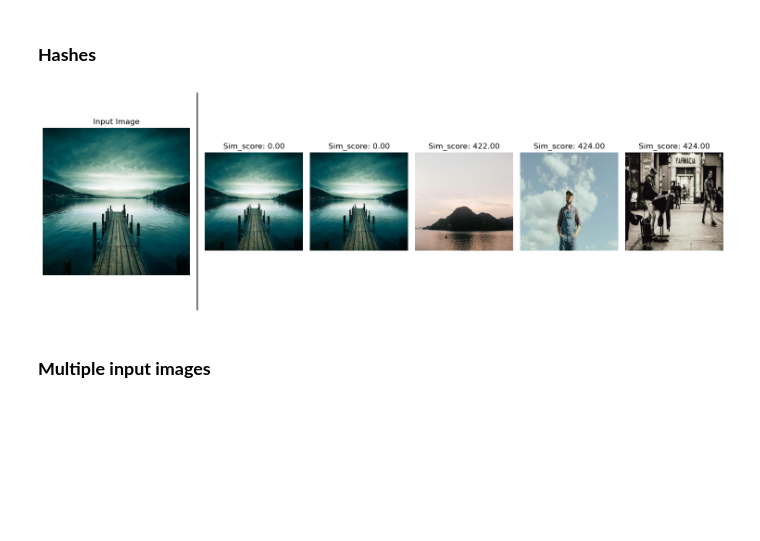
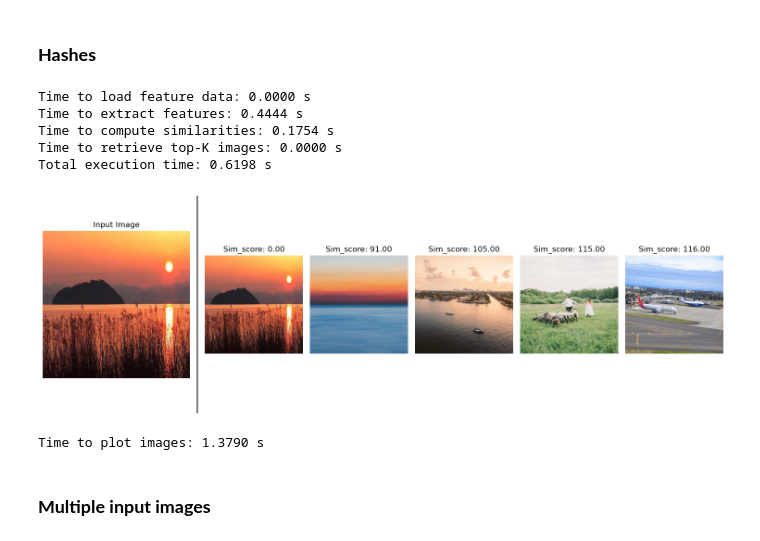
Before and after one commit to erythrocytecalculus/Image-Recommender-Big-Data, a Jupyter notebook: show_similarities.ipynb, the cells around one changed output. Drawn from its saved outputs; the diff is of its cells as text; code cells hidden in the pictures; blank space fills up the shorter version.

```diff
--- a/show_similarities.ipynb
+++ b/show_similarities.ipynb
@@ -10,7 +10,7 @@ import sqlite3
 conn = sqlite3.connect(DB_PATH)
 c = conn.cursor()
 # %%
-input_images = [r"D:\data\image_data\Landscapes\00000000_(2).jpg"]
+input_images = [r"D:\data\image_data\Landscapes\00000003_(7).jpg"]
 # %% [markdown]
 ### **Embeddings**
 # %%
@@ -38,9 +38,15 @@ Time to plot images: 1.6042 s
 # %% [markdown]
 ### **Hashes**
 # %%
-calculate_similarities(input_images, c, mode="phashes", metric="hamming", top_k=5)
+calculate_similarities(input_images, c, mode="ahashes", metric="hamming", top_k=5, verbose=True)
 # %% [output]
+Time to load feature data: 0.0000 s
+Time to extract features: 0.4444 s
+Time to compute similarities: 0.1754 s
+Time to retrieve top-K images: 0.0000 s
+Total execution time: 0.6198 s
-[figure, old version]
+[figure, new version]
+Time to plot images: 1.3790 s
 # %% [markdown]
 ### **Multiple input images**
 # %%
```
Also changed, not shown: parts of 3 cells of this notebook.
